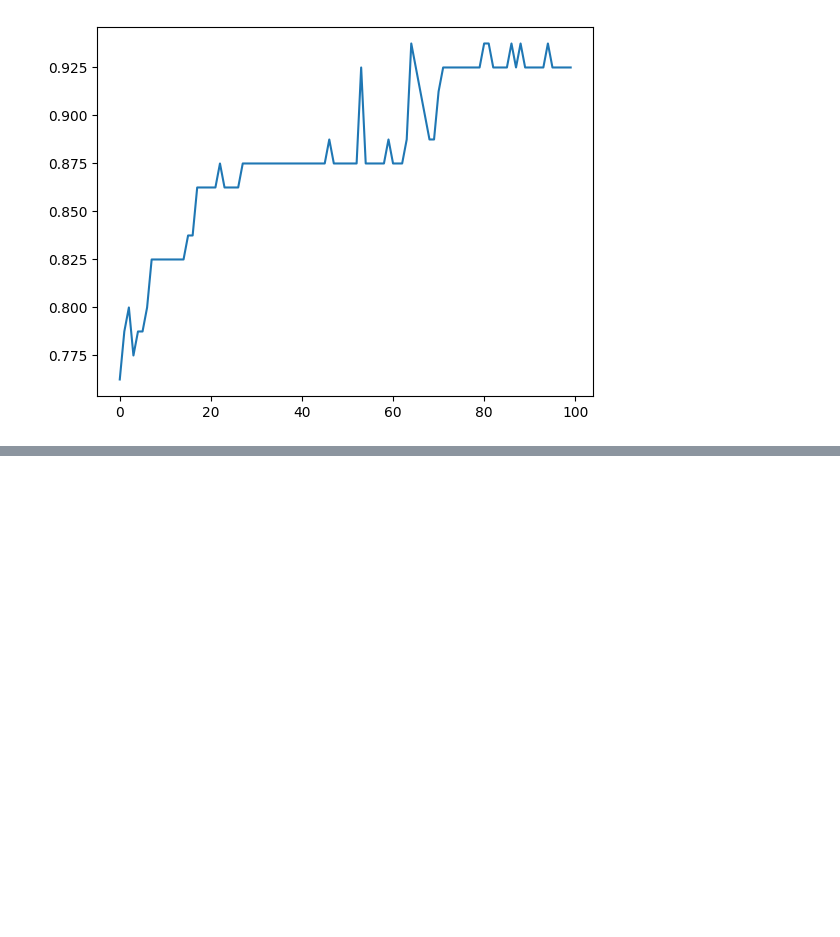
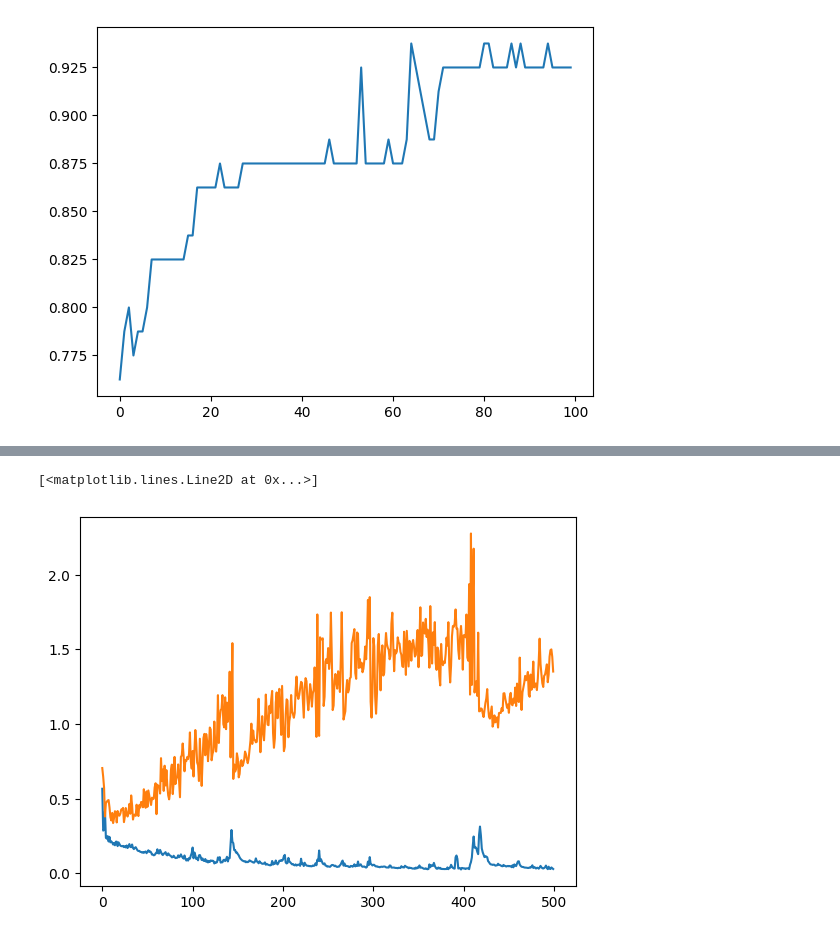
Before and after one commit to debdutta-chatterjee/AI_ML_DS_GenAI_Portfolio, a Jupyter notebook: DL/dl2.campusx.ipynb, the cells around one changed output, grey strips where cells are left out. Saved outputs shown, nothing was run; the diff lists cells and outputs as text; code cells hidden in the pictures; blank space fills up the shorter version.

```diff
--- a/DL/dl2.campusx.ipynb
+++ b/DL/dl2.campusx.ipynb
@@ -357,0 +617,6 @@ plt.plot(history.history['val_accuracy'])
+# %%
+plt.plot(history.history['loss'])
+plt.plot(history.history['val_loss'])
+# %% [output]
+[<matplotlib.lines.Line2D at 0x...>]
+[figure, added]
```
Also changed, not shown: parts of 9 cells of this notebook.
